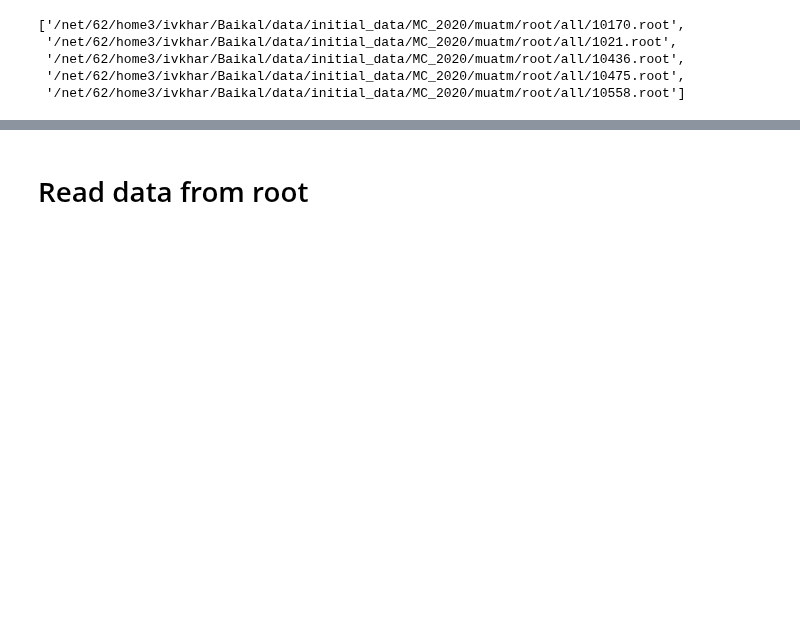
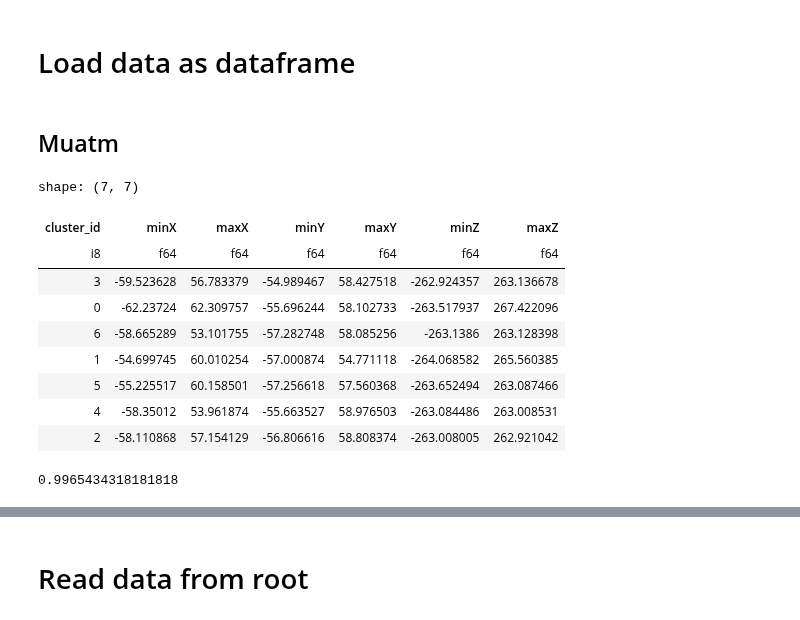
Before and after one commit to ml-inr/Baikal-ML, a Jupyter notebook: ipynb_tests/test_data_processor.ipynb, the cells around one changed output, grey strips where cells are left out. Saved outputs shown, nothing was run; the diff lists cells and outputs as text; code cells hidden in the pictures; blank space fills up the shorter version.

```diff
--- a/ipynb_tests/test_data_processor.ipynb
+++ b/ipynb_tests/test_data_processor.ipynb
@@ -17,15 +14,10 @@ from data.data_processor import Processor
+# %% [markdown]
+# Load data as dataframe
+# %% [markdown]
+## Muatm
 # %%
-prty_type = 'muatm'
-#path_to_roots = f'{PROJECT_PATH}data/mock_MC_2020/{prty_type}/root/all/'
 path_to_roots = f'/net/62/home3/ivkhar/Baikal/data/initial_data/MC_2020/muatm/root/all/'
-#path_to_roots = '/home/albert/Baikal-ML/data/mock_MC_2020/muatm/root/all/'
 
 files = os.listdir(f'{path_to_roots}')[0:100]
 paths = sorted([f"{path_to_roots}{file}" for file in files])
-paths[0:5]
+proc = Processor(paths)
-# %% [output]
-['/net/62/home3/ivkhar/Baikal/data/initial_data/MC_2020/muatm/root/all/10170.root',
- '/net/62/home3/ivkhar/Baikal/data/initial_data/MC_2020/muatm/root/all/1021.root',
- '/net/62/home3/ivkhar/Baikal/data/initial_data/MC_2020/muatm/root/all/10436.root',
- '/net/62/home3/ivkhar/Baikal/data/initial_data/MC_2020/muatm/root/all/10475.root',
- '/net/62/home3/ivkhar/Baikal/data/initial_data/MC_2020/muatm/root/all/10558.root']
@@ -33,0 +24,22 @@ proc = Processor(paths)
+# %%
+proc.OM_coords[['cluster_id', 'Xrel', 'Yrel', 'Zrel']].group_by('cluster_id').agg(
+    [
+        pl.col('Xrel').min().alias('minX'),
+        pl.col('Xrel').max().alias('maxX'),
+        pl.col('Yrel').min().alias('minY'),
+        pl.col('Yrel').max().alias('maxY'),
+        pl.col('Zrel').min().alias('minZ'),
+        pl.col('Zrel').max().alias('maxZ')
+    ]
+)
+# %% [output]
+shape: (7, 7)
+| cluster_id | minX | maxX | minY | maxY | minZ | maxZ |
+| i8 | f64 | f64 | f64 | f64 | f64 | f64 |
+| 3 | -59.523628 | 56.783379 | -54.989467 | 58.427518 | -262.924357 | 263.136678 |
+| 0 | -62.23724 | 62.309757 | -55.696244 | 58.102733 | -263.517937 | 267.422096 |
+| 6 | -58.665289 | 53.101755 | -57.282748 | 58.085256 | -263.1386 | 263.128398 |
+| 1 | -54.699745 | 60.010254 | -57.000874 | 54.771118 | -264.068582 | 265.560385 |
+| 5 | -55.225517 | 60.158501 | -57.256618 | 57.560368 | -263.652494 | 263.087466 |
+| 4 | -58.35012 | 53.961874 | -55.663527 | 58.976503 | -263.084486 | 263.008531 |
+| 2 | -58.110868 | 57.154129 | -56.806616 | 58.808374 | -263.008005 | 262.921042 |
@@ -33,0 +49,4 @@ proc = Processor(paths)
+# %%
+(263.087466-mean)/std
+# %% [output]
+0.9965434318181818
```
Also changed, not shown: parts of 26 cells of this notebook, 12 other files.
